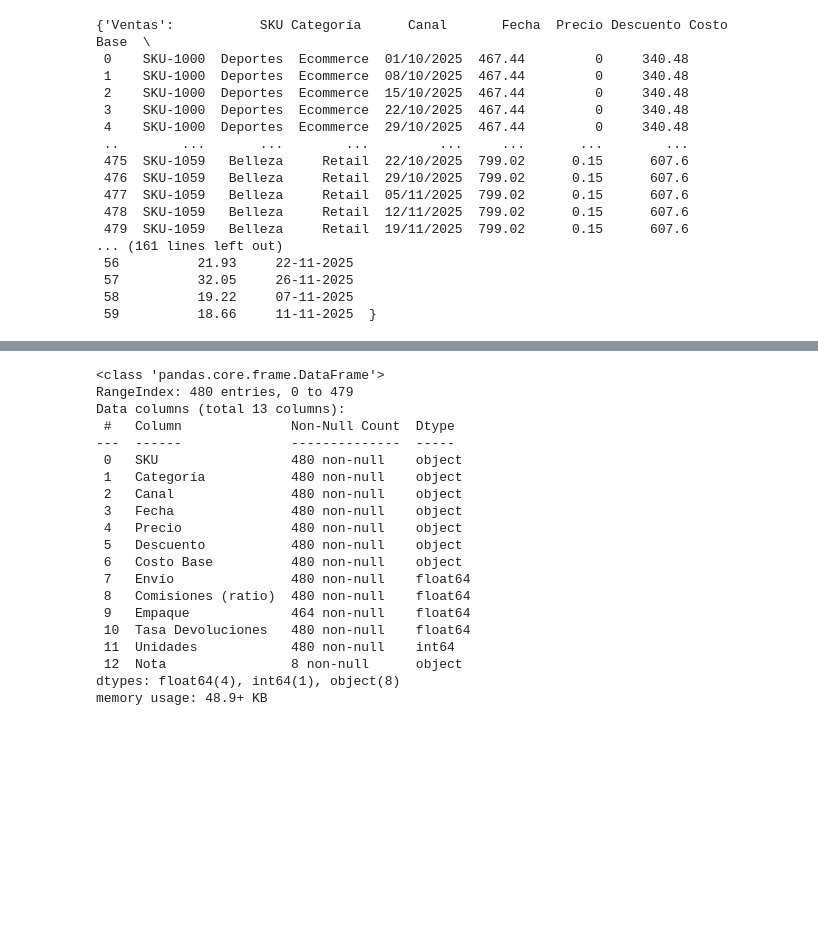
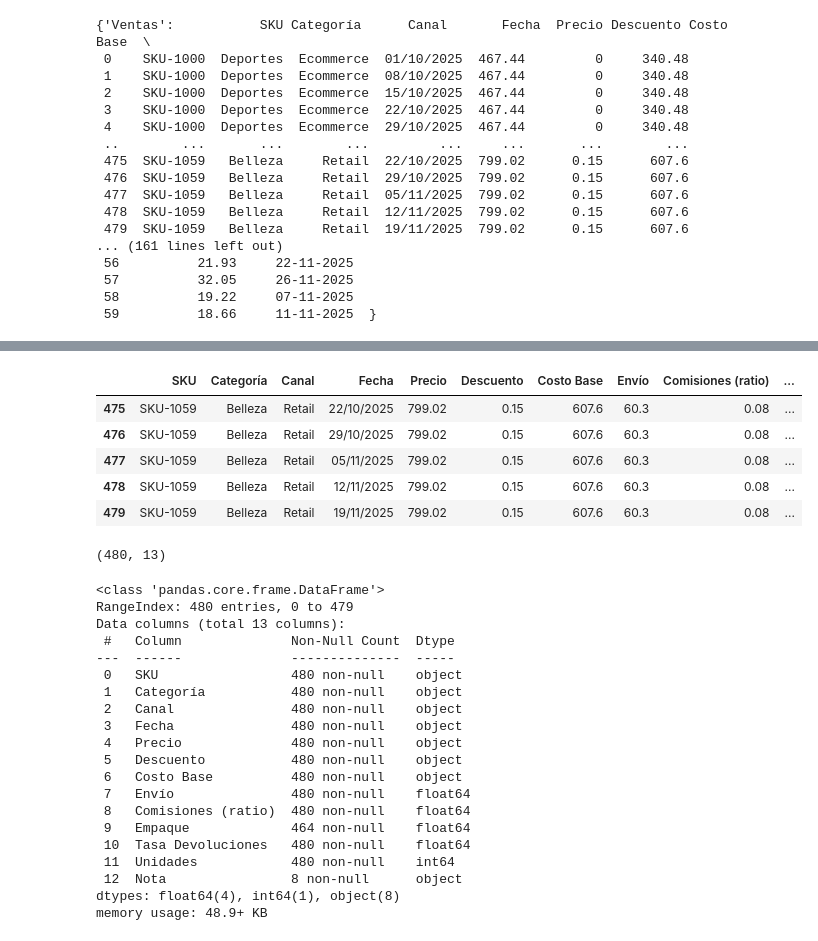
Before and after one commit to fttm-mdz/ANALISIS-PRECIOS-MARGENES-, a Jupyter notebook: notebooks/EDA.ipynb, the cells around one changed output, grey strips where cells are left out. Saved outputs shown, nothing was run; the diff lists cells and outputs as text; code cells hidden in the pictures; blank space fills up the shorter version.

```diff
--- a/notebooks/EDA.ipynb
+++ b/notebooks/EDA.ipynb
@@ -51,6 +53,19 @@ ventas_df.head()
 | 2 | SKU-1000 | Deportes | Ecommerce | 15/10/2025 | 467.44 | 0 | 340.48 | 55.11 | 0.1 | ... |
 | 3 | SKU-1000 | Deportes | Ecommerce | 22/10/2025 | 467.44 | 0 | 340.48 | 55.11 | 0.1 | ... |
 | 4 | SKU-1000 | Deportes | Ecommerce | 29/10/2025 | 467.44 | 0 | 340.48 | 55.11 | 0.1 | ... |
+# %%
+ventas_df.tail()
+# %% [output]
+|  | SKU | Categoría | Canal | Fecha | Precio | Descuento | Costo Base | Envío | Comisiones (ratio) | ... |
+| 475 | SKU-1059 | Belleza | Retail | 22/10/2025 | 799.02 | 0.15 | 607.6 | 60.3 | 0.08 | ... |
+| 476 | SKU-1059 | Belleza | Retail | 29/10/2025 | 799.02 | 0.15 | 607.6 | 60.3 | 0.08 | ... |
+| 477 | SKU-1059 | Belleza | Retail | 05/11/2025 | 799.02 | 0.15 | 607.6 | 60.3 | 0.08 | ... |
+| 478 | SKU-1059 | Belleza | Retail | 12/11/2025 | 799.02 | 0.15 | 607.6 | 60.3 | 0.08 | ... |
+| 479 | SKU-1059 | Belleza | Retail | 19/11/2025 | 799.02 | 0.15 | 607.6 | 60.3 | 0.08 | ... |
+# %%
+ventas_df.shape
+# %% [output]
+(480, 13)
 # %%
 ventas_df.info()
 # %% [output]
```
Also changed, not shown: parts of 6 cells of this notebook.
